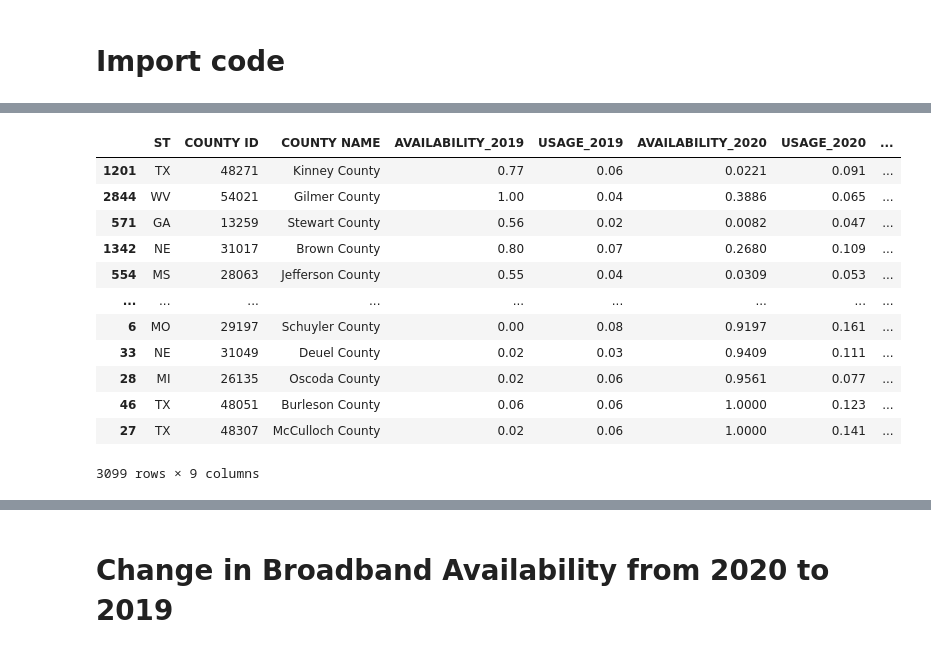
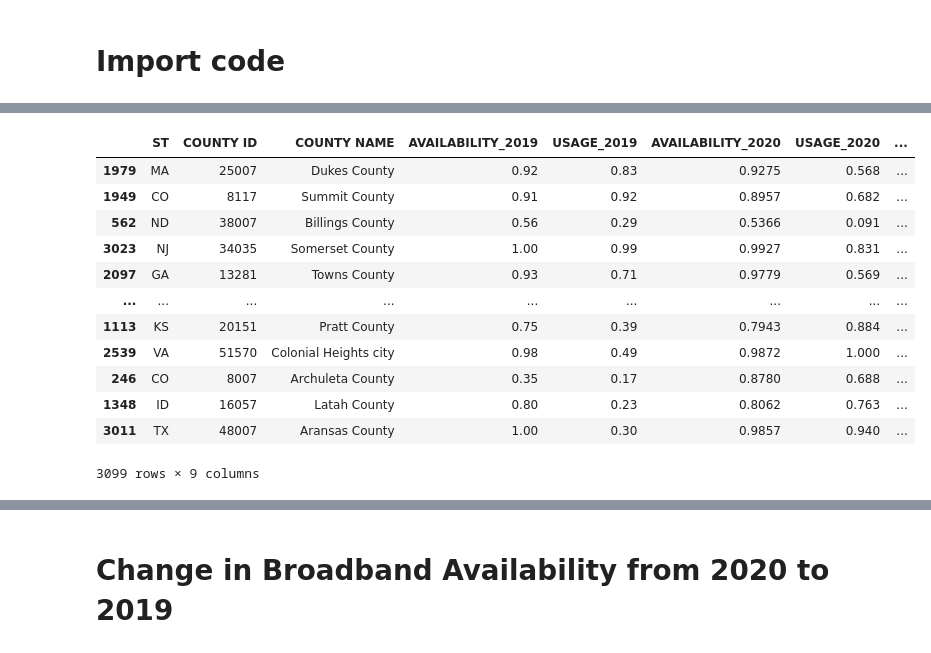
Before and after one commit to DragonGriffon2003/2021_DataSoup_DataFest, a Jupyter notebook: Data-Vis.ipynb, the cells around one changed output, grey strips where cells are left out. Drawn from its saved outputs; the diff is of its cells as text; code cells hidden in the pictures.

```diff
--- a/Data-Vis.ipynb
+++ b/Data-Vis.ipynb
@@ -61,16 +51,16 @@ broad_change['USAGE_CHANGE'] = broad_change['USAGE_2020'] - broad_change['USAGE_
 # %%
-broad_change.sort_values('AVAILABILITY_CHANGE')
+broad_change.sort_values('USAGE_CHANGE')
 # %% [output]
 |  | ST | COUNTY ID | COUNTY NAME | AVAILABILITY_2019 | USAGE_2019 | AVAILABILITY_2020 | USAGE_2020 | ... |
-| 1201 | TX | 48271 | Kinney County | 0.77 | 0.06 | 0.0221 | 0.091 | ... |
-| 2844 | WV | 54021 | Gilmer County | 1.00 | 0.04 | 0.3886 | 0.065 | ... |
-| 571 | GA | 13259 | Stewart County | 0.56 | 0.02 | 0.0082 | 0.047 | ... |
-| 1342 | NE | 31017 | Brown County | 0.80 | 0.07 | 0.2680 | 0.109 | ... |
-| 554 | MS | 28063 | Jefferson County | 0.55 | 0.04 | 0.0309 | 0.053 | ... |
+| 1979 | MA | 25007 | Dukes County | 0.92 | 0.83 | 0.9275 | 0.568 | ... |
+| 1949 | CO | 8117 | Summit County | 0.91 | 0.92 | 0.8957 | 0.682 | ... |
+| 562 | ND | 38007 | Billings County | 0.56 | 0.29 | 0.5366 | 0.091 | ... |
+| 3023 | NJ | 34035 | Somerset County | 1.00 | 0.99 | 0.9927 | 0.831 | ... |
+| 2097 | GA | 13281 | Towns County | 0.93 | 0.71 | 0.9779 | 0.569 | ... |
 | ... | ... | ... | ... | ... | ... | ... | ... | ... |
-| 6 | MO | 29197 | Schuyler County | 0.00 | 0.08 | 0.9197 | 0.161 | ... |
-| 33 | NE | 31049 | Deuel County | 0.02 | 0.03 | 0.9409 | 0.111 | ... |
-| 28 | MI | 26135 | Oscoda County | 0.02 | 0.06 | 0.9561 | 0.077 | ... |
-| 46 | TX | 48051 | Burleson County | 0.06 | 0.06 | 1.0000 | 0.123 | ... |
-| 27 | TX | 48307 | McCulloch County | 0.02 | 0.06 | 1.0000 | 0.141 | ... |
+| 1113 | KS | 20151 | Pratt County | 0.75 | 0.39 | 0.7943 | 0.884 | ... |
+| 2539 | VA | 51570 | Colonial Heights city | 0.98 | 0.49 | 0.9872 | 1.000 | ... |
+| 246 | CO | 8007 | Archuleta County | 0.35 | 0.17 | 0.8780 | 0.688 | ... |
+| 1348 | ID | 16057 | Latah County | 0.80 | 0.23 | 0.8062 | 0.763 | ... |
+| 3011 | TX | 48007 | Aransas County | 1.00 | 0.30 | 0.9857 | 0.940 | ... |
 3099 rows × 9 columns
```
Also changed, not shown: parts of 7 cells of this notebook.
